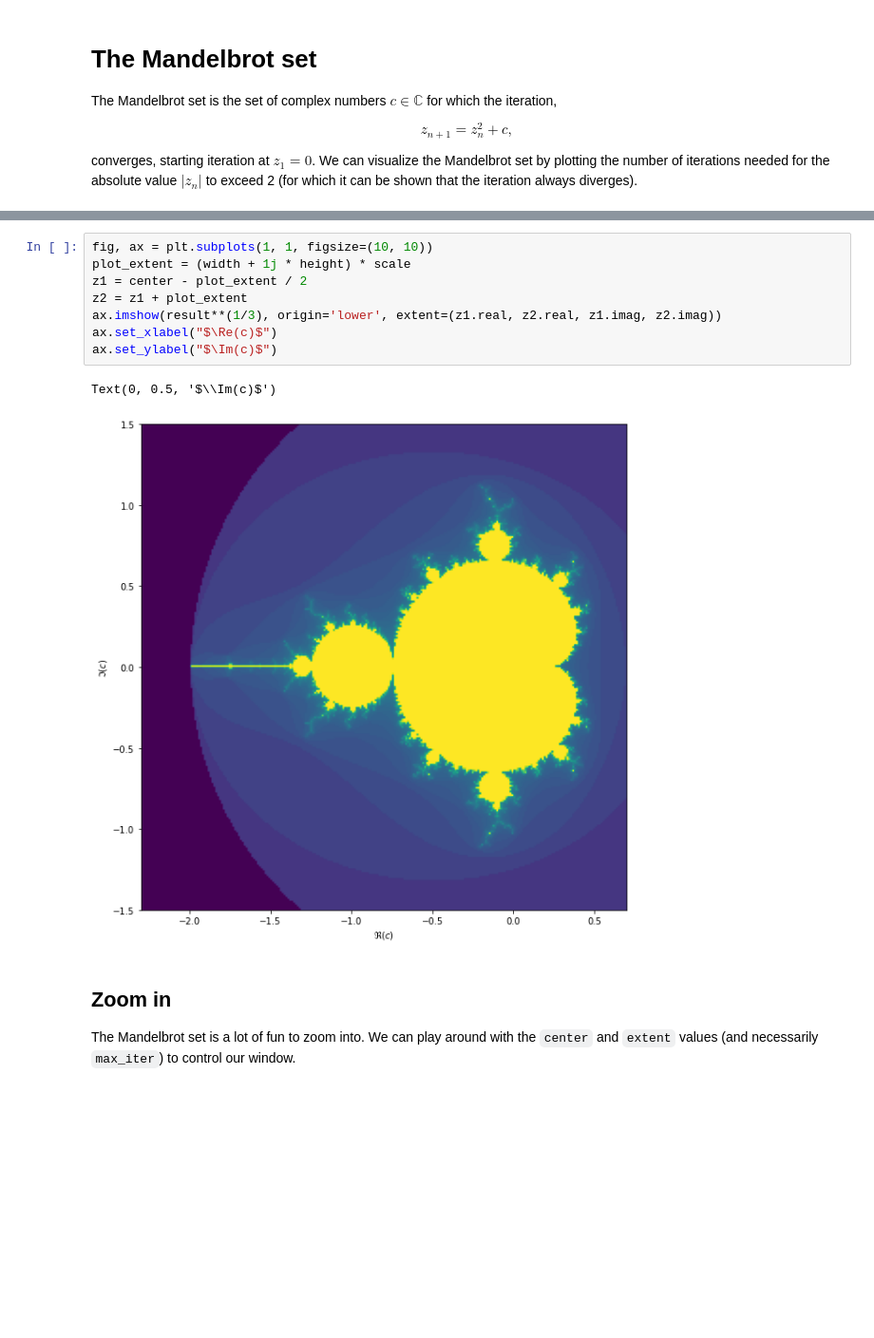
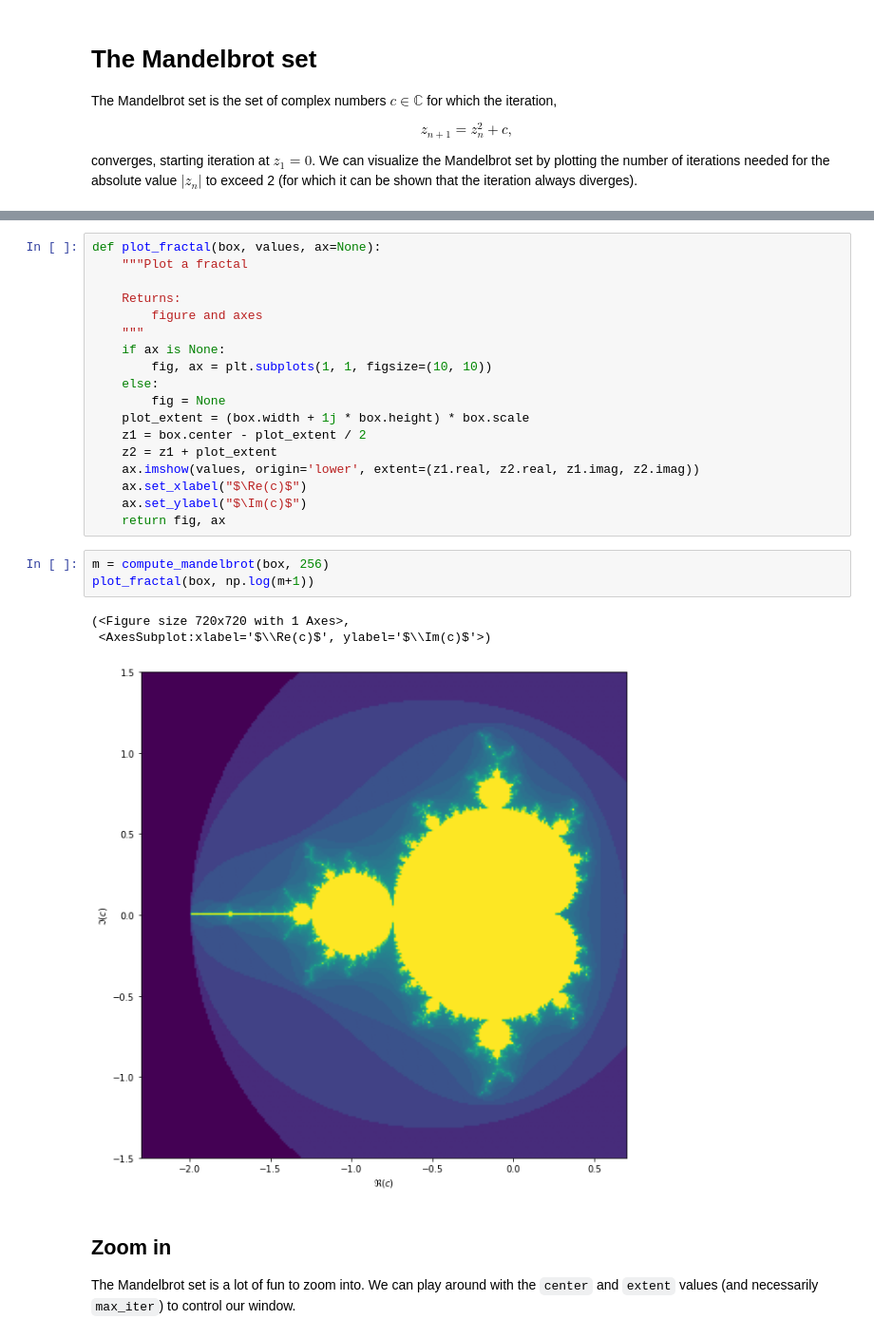
Before and after one commit to jhidding/modular-mandelbrot, a Jupyter notebook: notebooks/Mandelbrot (bad).ipynb, the cells around one changed output, grey strips where cells are left out. Shown at 95% size. Saved outputs shown, nothing was run; the diff lists cells and outputs as text; blank space fills up the shorter version.

```diff
--- a/notebooks/Mandelbrot (bad).ipynb
+++ b/notebooks/Mandelbrot (bad).ipynb
@@ -30,14 +55,28 @@ for j in range(height):
 # %%
-fig, ax = plt.subplots(1, 1, figsize=(10, 10))
-plot_extent = (width + 1j * height) * scale
-z1 = center - plot_extent / 2
-z2 = z1 + plot_extent
-ax.imshow(result**(1/3), origin='lower', extent=(z1.real, z2.real, z1.imag, z2.imag))
-ax.set_xlabel("$\Re(c)$")
-ax.set_ylabel("$\Im(c)$")
+def plot_fractal(box, values, ax=None):
+    """Plot a fractal
+
+    Returns:
+        figure and axes
+    """
+    if ax is None:
+        fig, ax = plt.subplots(1, 1, figsize=(10, 10))
+    else:
+        fig = None
+    plot_extent = (box.width + 1j * box.height) * box.scale
+    z1 = box.center - plot_extent / 2
+    z2 = z1 + plot_extent
+    ax.imshow(values, origin='lower', extent=(z1.real, z2.real, z1.imag, z2.imag))
+    ax.set_xlabel("$\Re(c)$")
+    ax.set_ylabel("$\Im(c)$")
+    return fig, ax
-# %% [output]
-Text(0, 0.5, '$\\Im(c)$')
-[figure, removed]
+# %%
+m = compute_mandelbrot(box, 256)
+plot_fractal(box, np.log(m+1))
+# %% [output]
+(<Figure size 720x720 with 1 Axes>,
+ <AxesSubplot:xlabel='$\\Re(c)$', ylabel='$\\Im(c)$'>)
+[figure, added]
 # %% [markdown]
 ## Zoom in
 
```
Also changed, not shown: parts of 9 cells of this notebook, 6 other files.
